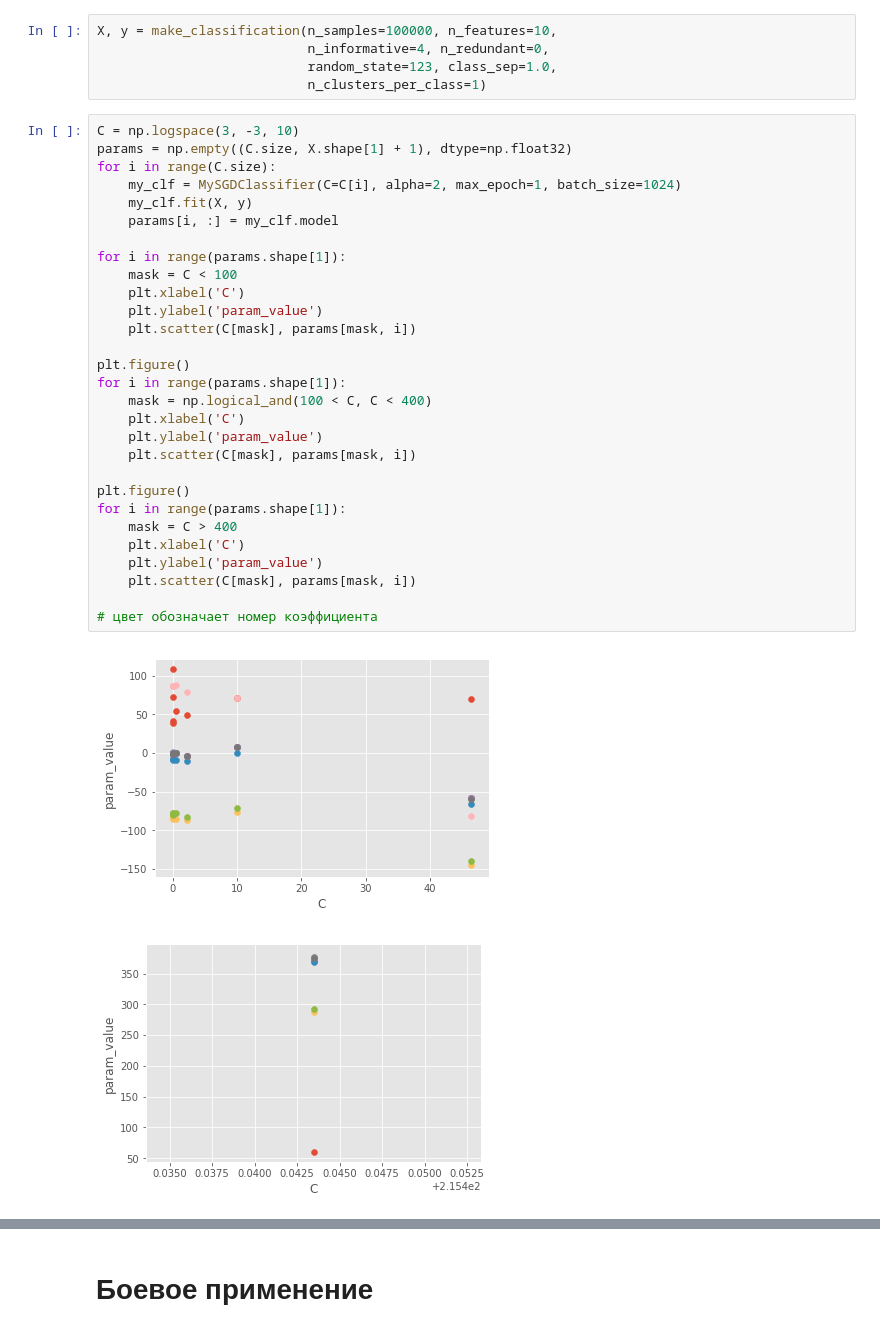
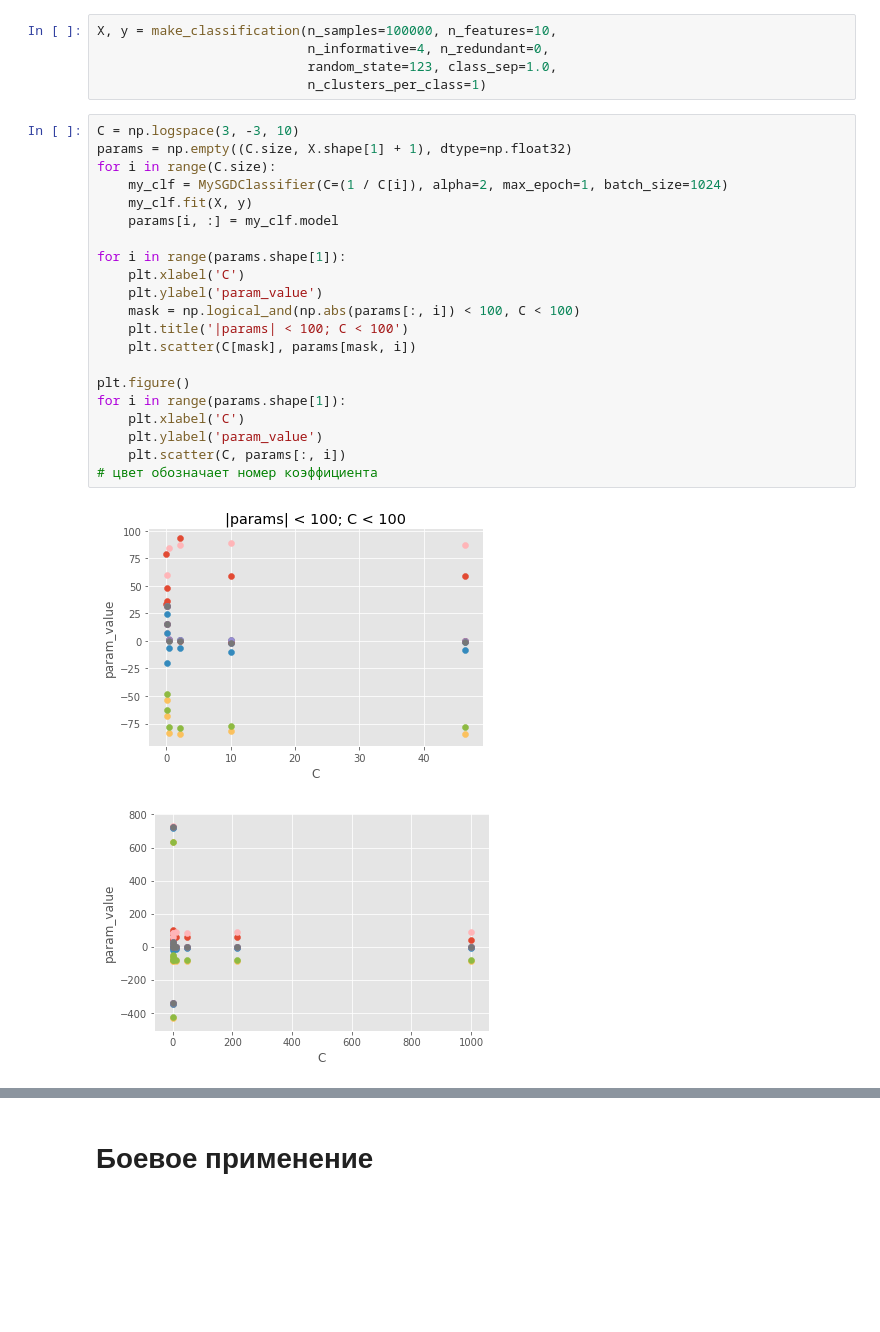
Before and after one commit to antosiv/dm1homework, a Jupyter notebook: 03/sivkov_hw3.ipynb, the cells around one changed output, grey strips where cells are left out. Cells and saved outputs as stored; diff of their text form; blank space fills up the shorter version.

Commit message:
model parameters(C) plot fix

```diff
--- a/03/sivkov_hw3.ipynb
+++ b/03/sivkov_hw3.ipynb
@@ -307,32 +307,24 @@ X, y = make_classification(n_samples=100000, n_features=10,
 # %%
 C = np.logspace(3, -3, 10)
 params = np.empty((C.size, X.shape[1] + 1), dtype=np.float32)
 for i in range(C.size):
-    my_clf = MySGDClassifier(C=C[i], alpha=2, max_epoch=1, batch_size=1024)
+    my_clf = MySGDClassifier(C=(1 / C[i]), alpha=2, max_epoch=1, batch_size=1024)
     my_clf.fit(X, y)
     params[i, :] = my_clf.model
 
 for i in range(params.shape[1]):
-    mask = C < 100
     plt.xlabel('C')
     plt.ylabel('param_value')
+    mask = np.logical_and(np.abs(params[:, i]) < 100, C < 100)
+    plt.title('|params| < 100; C < 100')
     plt.scatter(C[mask], params[mask, i])
 
 plt.figure()
 for i in range(params.shape[1]):
-    mask = np.logical_and(100 < C, C < 400)
     plt.xlabel('C')
     plt.ylabel('param_value')
-    plt.scatter(C[mask], params[mask, i])
-
-plt.figure()
-for i in range(params.shape[1]):
-    mask = C > 400
-    plt.xlabel('C')
-    plt.ylabel('param_value')
-    plt.scatter(C[mask], params[mask, i])
-
+    plt.scatter(C, params[:, i])
 # цвет обозначает номер коэффициента
 # %% [output]
-[figure, old version]
+[figure, new version]
-[figure, old version]
+[figure, new version]
```
Also changed, not shown: parts of 1 cell of this notebook.
